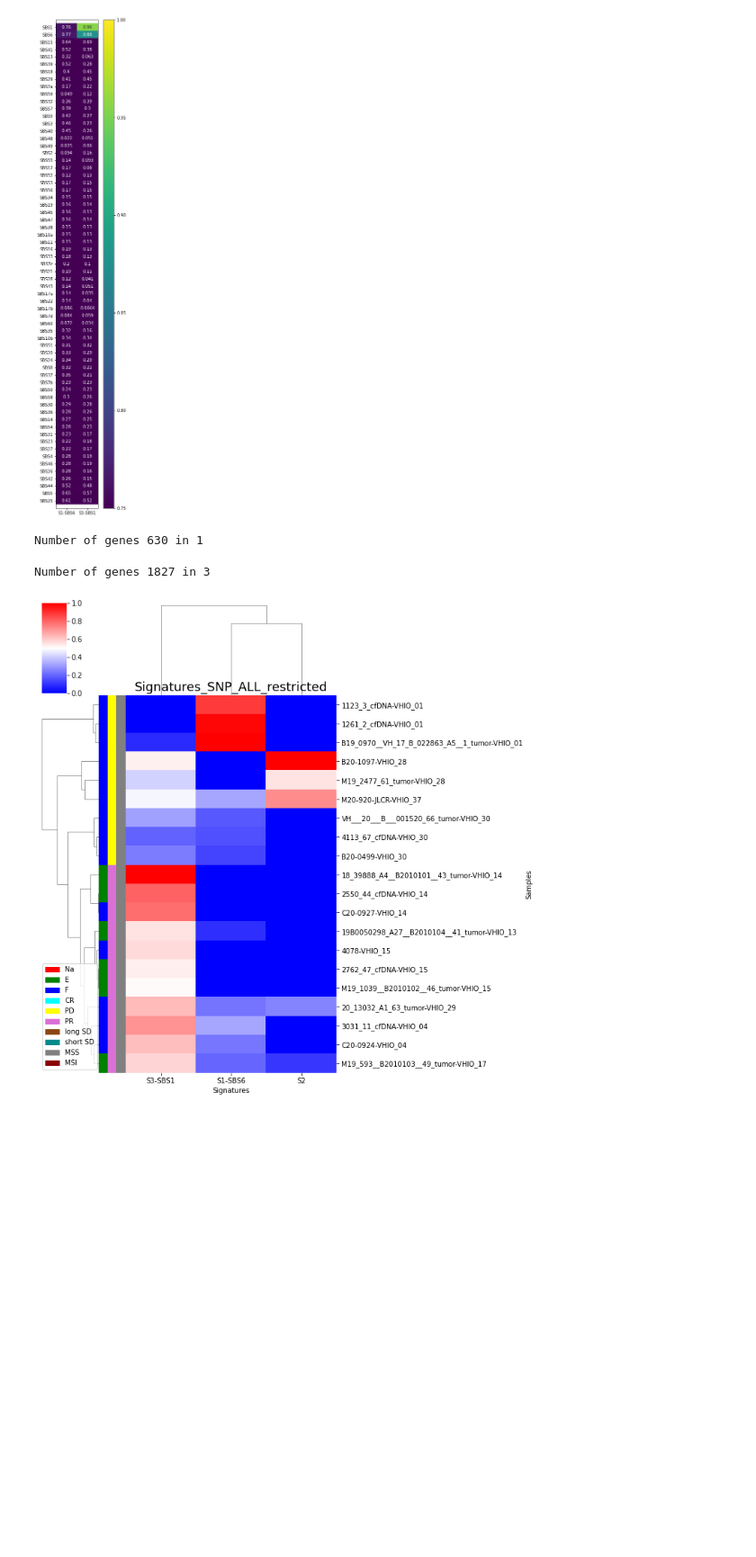
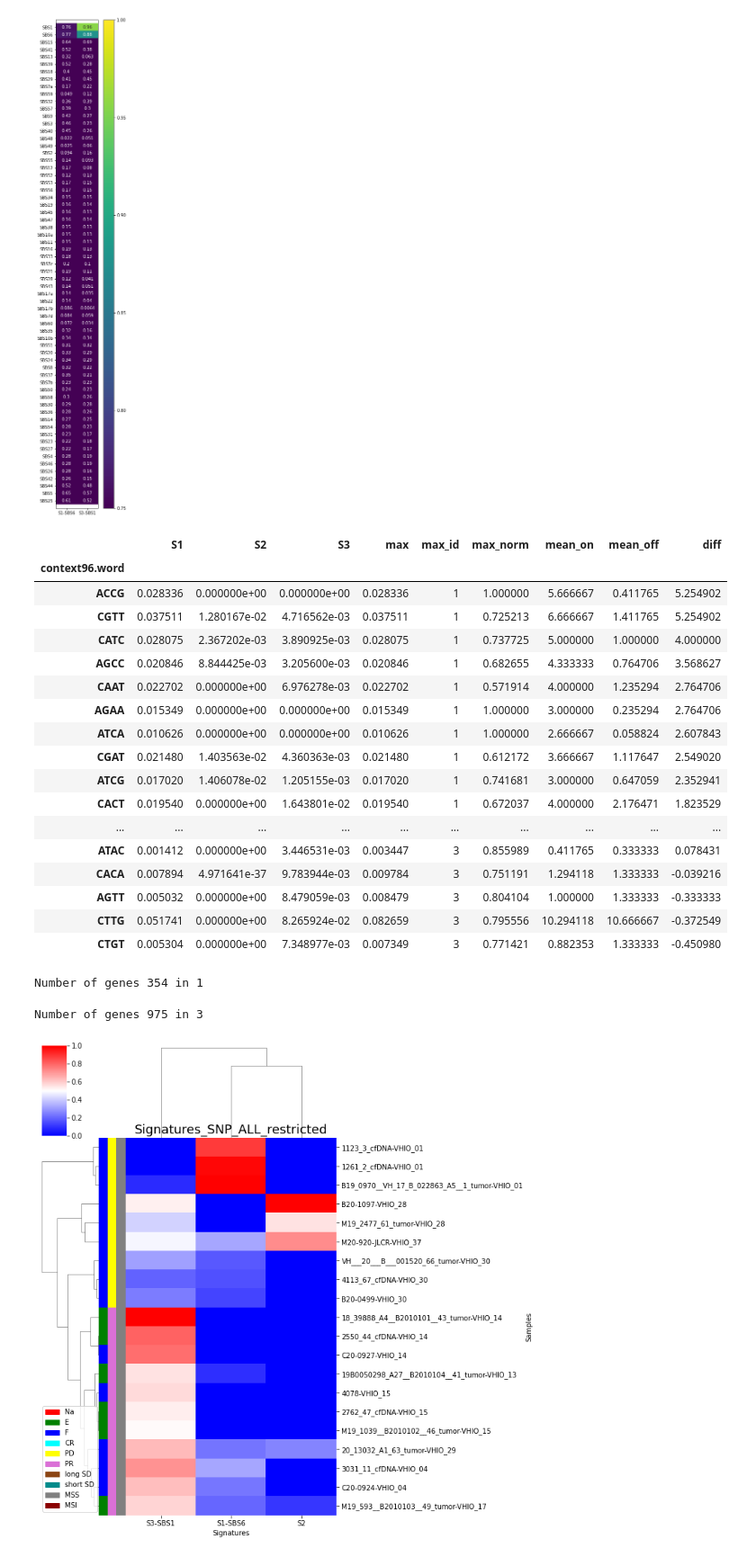
Before and after one commit to jfnavarro/scitron, a Jupyter notebook: analysis_signatures_restricted.ipynb, the cells around one changed output. Shown at 90% size. Cells and saved outputs as stored; diff of their text form; code cells hidden in the pictures; blank space fills up the shorter version.

```diff
--- a/analysis_signatures_restricted.ipynb
+++ b/analysis_signatures_restricted.ipynb
@@ -289,6 +287,27 @@ for index, row in maf.iterrows():
         m = len(c) // 2
         contig = ref + alt + c[m - 1] + c[m + 1] if ref in 'AC' else compl(ref + alt + c[m + 1] + c[m - 1])
         snp_to_genes[contig].append(gene)
+# %%
+query
+# %% [output]
+|  | S1 | S2 | S3 | max | max_id | max_norm | mean_on | mean_off | diff |
+| context96.word |  |  |  |  |  |  |  |  |  |
+| ACCG | 0.028336 | 0.000000e+00 | 0.000000e+00 | 0.028336 | 1 | 1.000000 | 5.666667 | 0.411765 | 5.254902 |
+| CGTT | 0.037511 | 1.280167e-02 | 4.716562e-03 | 0.037511 | 1 | 0.725213 | 6.666667 | 1.411765 | 5.254902 |
+| CATC | 0.028075 | 2.367202e-03 | 3.890925e-03 | 0.028075 | 1 | 0.737725 | 5.000000 | 1.000000 | 4.000000 |
+| AGCC | 0.020846 | 8.844425e-03 | 3.205600e-03 | 0.020846 | 1 | 0.682655 | 4.333333 | 0.764706 | 3.568627 |
+| CAAT | 0.022702 | 0.000000e+00 | 6.976278e-03 | 0.022702 | 1 | 0.571914 | 4.000000 | 1.235294 | 2.764706 |
+| AGAA | 0.015349 | 0.000000e+00 | 0.000000e+00 | 0.015349 | 1 | 1.000000 | 3.000000 | 0.235294 | 2.764706 |
+| ATCA | 0.010626 | 0.000000e+00 | 0.000000e+00 | 0.010626 | 1 | 1.000000 | 2.666667 | 0.058824 | 2.607843 |
+| CGAT | 0.021480 | 1.403563e-02 | 4.360363e-03 | 0.021480 | 1 | 0.612172 | 3.666667 | 1.117647 | 2.549020 |
+| ATCG | 0.017020 | 1.406078e-02 | 1.205155e-03 | 0.017020 | 1 | 0.741681 | 3.000000 | 0.647059 | 2.352941 |
+| CACT | 0.019540 | 0.000000e+00 | 1.643801e-02 | 0.019540 | 1 | 0.672037 | 4.000000 | 2.176471 | 1.823529 |
+| ... | ... | ... | ... | ... | ... | ... | ... | ... | ... |
+| ATAC | 0.001412 | 0.000000e+00 | 3.446531e-03 | 0.003447 | 3 | 0.855989 | 0.411765 | 0.333333 | 0.078431 |
+| CACA | 0.007894 | 4.971641e-37 | 9.783944e-03 | 0.009784 | 3 | 0.751191 | 1.294118 | 1.333333 | -0.039216 |
+| AGTT | 0.005032 | 0.000000e+00 | 8.479059e-03 | 0.008479 | 3 | 0.804104 | 1.000000 | 1.333333 | -0.333333 |
+| CTTG | 0.051741 | 0.000000e+00 | 8.265924e-02 | 0.082659 | 3 | 0.795556 | 10.294118 | 10.666667 | -0.372549 |
+| CTGT | 0.005304 | 0.000000e+00 | 7.348977e-03 | 0.007349 | 3 | 0.771421 | 0.882353 | 1.333333 | -0.450980 |
 # %%
 from gprofiler import gprofiler
 from tqdm import tqdm
@@ -300,21 +319,25 @@ for cat in tqdm(query[subtype_key].astype("category").cat.categories, desc="Comp
     query_genes = list()
     for w in query[query[subtype_key]==cat].index:
         query_genes += snp_to_genes[w]
-
+    query_genes = list(set(query_genes))
     print('Number of genes {} in {}'.format(len(query_genes), cat))
 
     enrichment = gprofiler(query_genes, ordered_query=True, src_filter=['GO:BP'])
-
     if enrichment is not None:
         enrichment['subtype'] = cat
         enrichment = enrichment.loc[:,['subtype','p.value','term.size','overlap.size',
                                        'term.name','domain','intersection']].sort_values('p.value')
-        enrichment.to_csv('Pathways_signature_{}_restricted.tsv'.format(cat), sep='\t', header=True, index=True)
-    else:
-        print("* no overlaps found in {}.".format(cat))
+        enrichment.to_csv('Pathways_GOBP_signature_{}_restricted.tsv'.format(cat), sep='\t', header=True, index=True)
+
+    enrichment = gprofiler(query_genes, ordered_query=True, src_filter=['KEGG'])
+    if enrichment is not None:
+        enrichment['subtype'] = cat
+        enrichment = enrichment.loc[:,['subtype','p.value','term.size','overlap.size',
+                                       'term.name','domain','intersection']].sort_values('p.value')
+        enrichment.to_csv('Pathways_KEGG_signature_{}_restricted.tsv'.format(cat), sep='\t', header=True, index=True)
 # %% [output]
-Number of genes 630 in 1
+Number of genes 354 in 1
-Number of genes 1827 in 3
+Number of genes 975 in 3
 # %%
 from sklearn.preprocessing import MinMaxScaler
 from sklearn.preprocessing import StandardScaler
```
Also changed, not shown: parts of 2 cells of this notebook, 2 other files.
